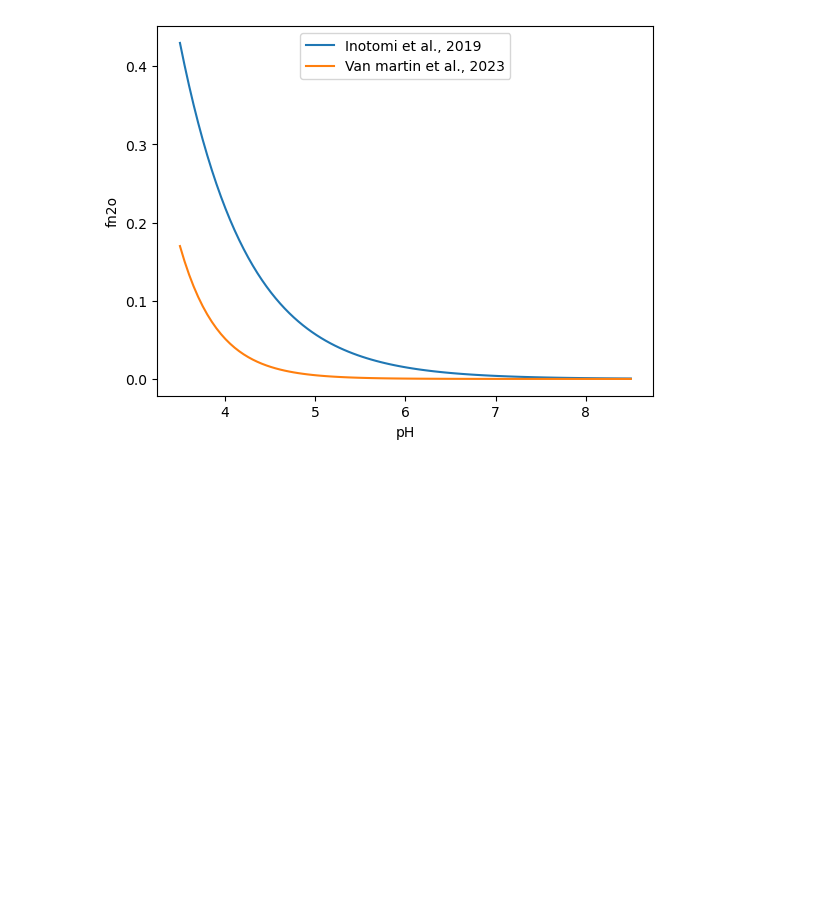
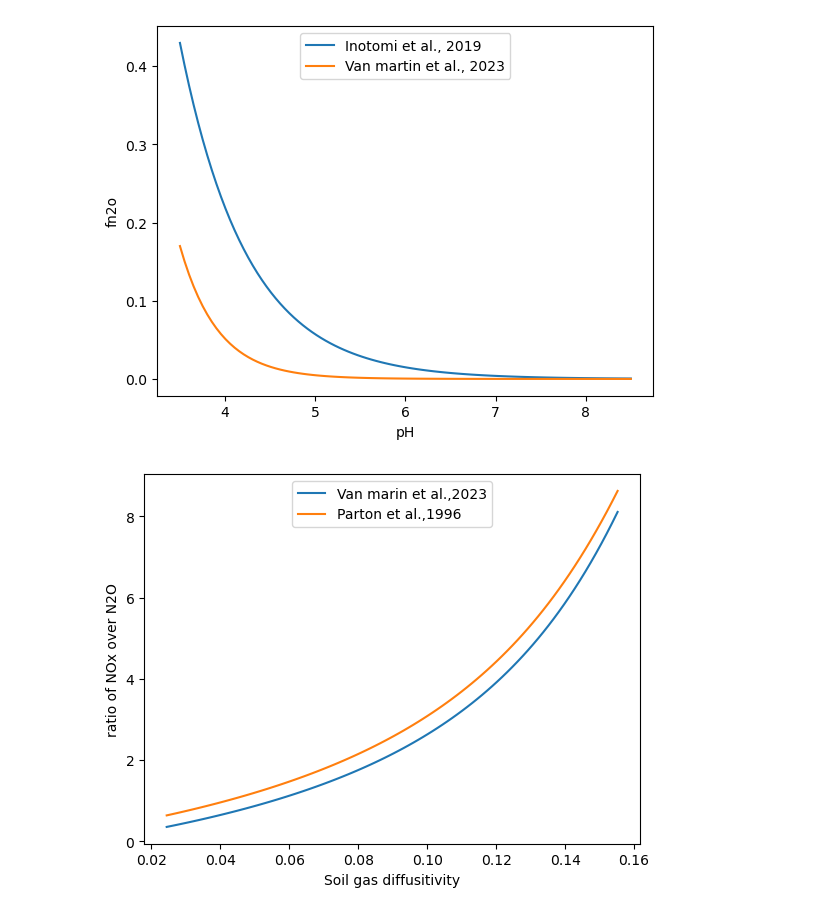
Before and after one commit to jinmuluo/ABCI, a Jupyter notebook: pH.ipynb, the cells around one changed output. Drawn from its saved outputs; the diff is of its cells as text; code cells hidden in the pictures; blank space fills up the shorter version.

Commit message:
calculate the soil gas diffusivity

```diff
--- a/pH.ipynb
+++ b/pH.ipynb
@@ -21,3 +21,22 @@ plt.ylabel("fn2o")
 plt.show()
 # %% [output]
 [figure]
+# %%
+AFPS = 1 - np.linspace(0.2, 0.8, 100)
+DDo = 0.209*(AFPS)**(4/3)
+# %%
+def RNON2O(var, Dr):
+    result = 15.2 + 35.5*np.arctan(var*3.1415*(10*Dr-1.86))/3.1415
+    return result
+
+VMartin = RNON2O(0.75, DDo)
+Parton = RNON2O(0.68, DDo)
+# %%
+plt.plot(DDo, VMartin, label="Van marin et al.,2023")
+plt.plot(DDo, Parton, label="Parton et al.,1996")
+plt.legend(loc="upper center")
+plt.xlabel("Soil gas diffusitivity")
+plt.ylabel("ratio of NOx over N2O")
+plt.show()
+# %% [output]
+[figure, added]
```
